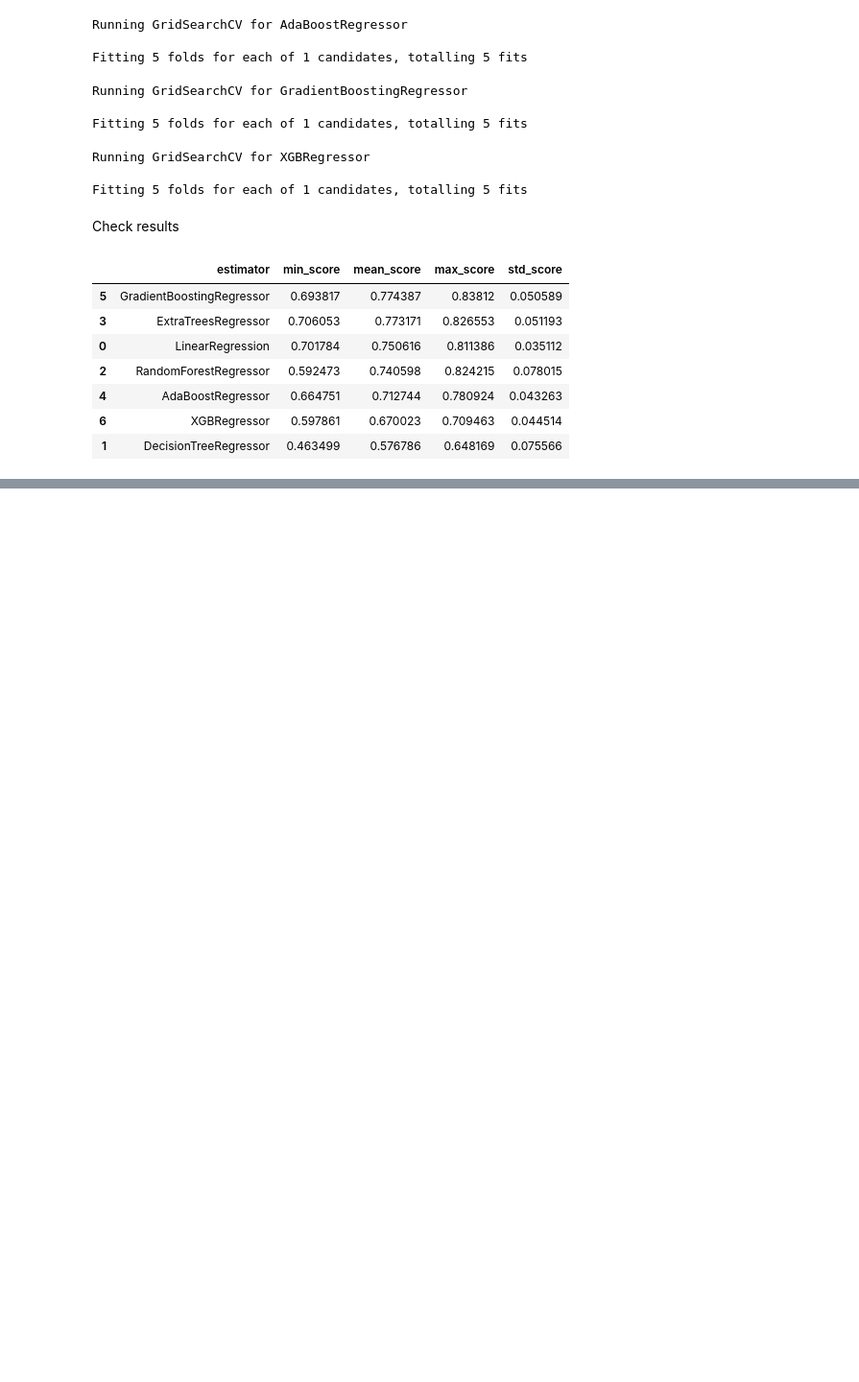
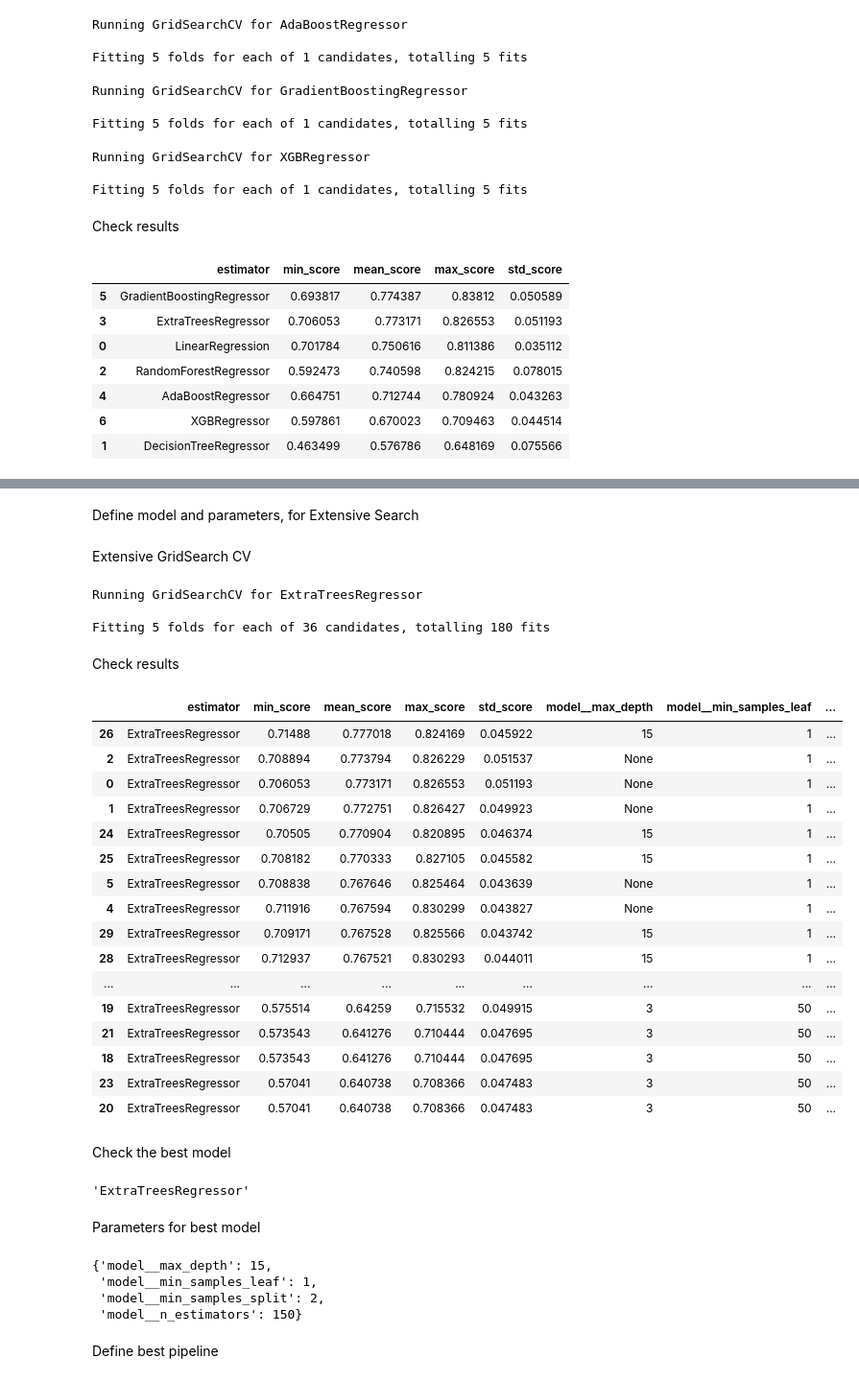
Before and after one commit to davep33l/pp5-house-price-predictor, a Jupyter notebook: jupyter_notebooks/5_Modelling_And_Evaluation.ipynb, the cells around one changed output, grey strips where cells are left out. Shown at 96% size. Drawn from its saved outputs; the diff is of its cells as text; code cells hidden in the pictures; blank space fills up the shorter version.

```diff
--- a/jupyter_notebooks/5_Modelling_And_Evaluation.ipynb
+++ b/jupyter_notebooks/5_Modelling_And_Evaluation.ipynb
@@ -258,0 +267,14 @@ grid_search_summary
+# %%
+gb_models_search = {
+    "GradientBoostingRegressor": GradientBoostingRegressor(random_state=0),
+}
+
+gb_params_search = {
+    "GradientBoostingRegressor":{'model__n_estimators': [100,50,140],
+                                  'model__learning_rate':[0.1, 0.01, 0.001],
+                                  'model__max_depth': [3,15, None],
+                                  'model__min_samples_split': [2,50],
+                                  'model__min_samples_leaf': [1,50],
+                                  'model__max_leaf_nodes': [None,50],
+                            }
+  }
@@ -258,0 +283,3 @@ grid_search_summary
+# %%
+search = HyperparameterOptimizationSearch(models=gb_models_search, params=gb_params_search)
+search.fit(X_train, y_train, scoring = 'r2', n_jobs=-1, cv=5)
@@ -258,0 +356,2 @@ grid_search_summary
+# %% [markdown]
+Define model and parameters, for Extensive Search
@@ -258,0 +370,51 @@ grid_search_summary
+# %% [markdown]
+Extensive GridSearch CV
+# %%
+search = HyperparameterOptimizationSearch(models=etr_models_search, params=etr_params_search)
+search.fit(X_train, y_train, scoring = 'r2', n_jobs=-1, cv=5)
+# %% [output]
+Running GridSearchCV for ExtraTreesRegressor
+
+Fitting 5 folds for each of 36 candidates, totalling 180 fits
+# %% [markdown]
+Check results
+# %%
+etr_grid_search_summary, etr_grid_search_pipelines = search.score_summary(sort_by='mean_score')
+etr_grid_search_summary
+# %% [output]
+|  | estimator | min_score | mean_score | max_score | std_score | model__max_depth | model__min_samples_leaf | ... |
+| 26 | ExtraTreesRegressor | 0.71488 | 0.777018 | 0.824169 | 0.045922 | 15 | 1 | ... |
+| 2 | ExtraTreesRegressor | 0.708894 | 0.773794 | 0.826229 | 0.051537 | None | 1 | ... |
+| 0 | ExtraTreesRegressor | 0.706053 | 0.773171 | 0.826553 | 0.051193 | None | 1 | ... |
+| 1 | ExtraTreesRegressor | 0.706729 | 0.772751 | 0.826427 | 0.049923 | None | 1 | ... |
+| 24 | ExtraTreesRegressor | 0.70505 | 0.770904 | 0.820895 | 0.046374 | 15 | 1 | ... |
+| 25 | ExtraTreesRegressor | 0.708182 | 0.770333 | 0.827105 | 0.045582 | 15 | 1 | ... |
+| 5 | ExtraTreesRegressor | 0.708838 | 0.767646 | 0.825464 | 0.043639 | None | 1 | ... |
+| 4 | ExtraTreesRegressor | 0.711916 | 0.767594 | 0.830299 | 0.043827 | None | 1 | ... |
+| 29 | ExtraTreesRegressor | 0.709171 | 0.767528 | 0.825566 | 0.043742 | 15 | 1 | ... |
+| 28 | ExtraTreesRegressor | 0.712937 | 0.767521 | 0.830293 | 0.044011 | 15 | 1 | ... |
+| ... | ... | ... | ... | ... | ... | ... | ... | ... |
+| 19 | ExtraTreesRegressor | 0.575514 | 0.64259 | 0.715532 | 0.049915 | 3 | 50 | ... |
+| 21 | ExtraTreesRegressor | 0.573543 | 0.641276 | 0.710444 | 0.047695 | 3 | 50 | ... |
+| 18 | ExtraTreesRegressor | 0.573543 | 0.641276 | 0.710444 | 0.047695 | 3 | 50 | ... |
+| 23 | ExtraTreesRegressor | 0.57041 | 0.640738 | 0.708366 | 0.047483 | 3 | 50 | ... |
+| 20 | ExtraTreesRegressor | 0.57041 | 0.640738 | 0.708366 | 0.047483 | 3 | 50 | ... |
+# %% [markdown]
+Check the best model
+# %%
+etr_best_model = etr_grid_search_summary.iloc[0, 0]
+etr_best_model
+# %% [output]
+'ExtraTreesRegressor'
+# %% [markdown]
+Parameters for best model
+# %%
+etr_best_parameters = etr_grid_search_pipelines[etr_best_model].best_params_
+etr_best_parameters
+# %% [output]
+{'model__max_depth': 15,
+ 'model__min_samples_leaf': 1,
+ 'model__min_samples_split': 2,
+ 'model__n_estimators': 150}
+# %% [markdown]
+Define best pipeline
```
Also changed, not shown: parts of 26 cells of this notebook.
